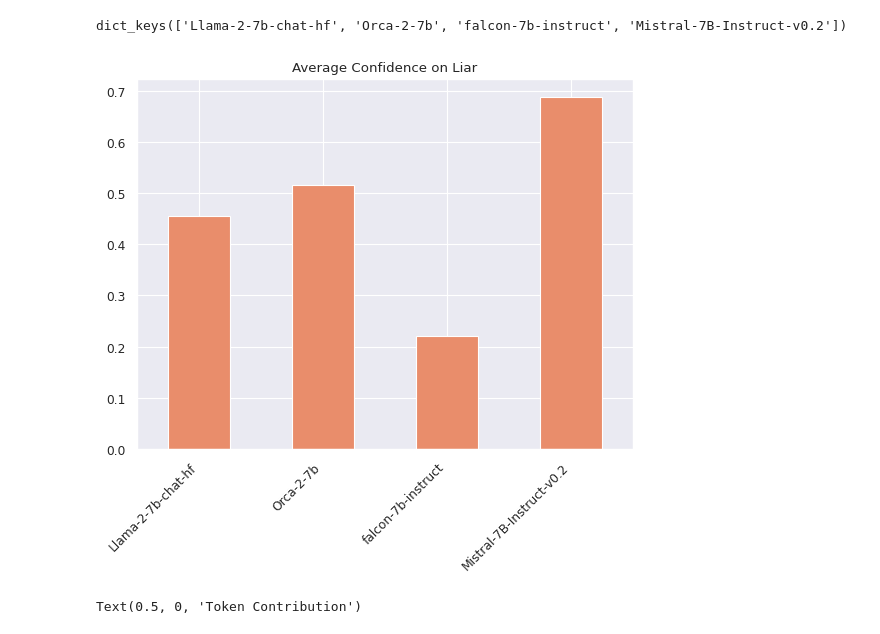
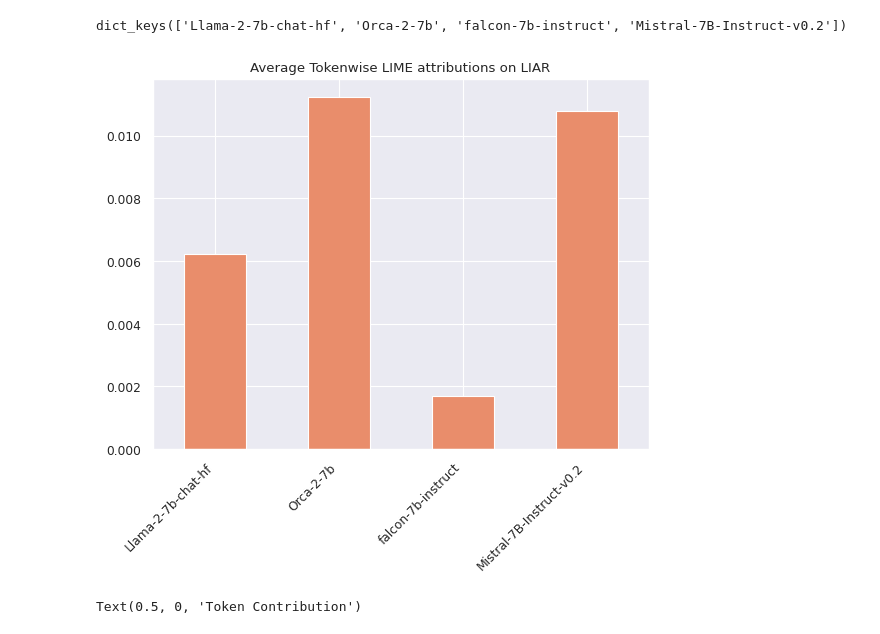
Before and after one commit to chrehall68/mlvis, a Jupyter notebook: numerical_dif.ipynb, the cells around one changed output. Drawn from its saved outputs; the diff is of its cells as text; code cells hidden in the pictures.

```diff
--- a/numerical_dif.ipynb
+++ b/numerical_dif.ipynb
@@ -7,7 +7,7 @@ integrated_gradients = "ig"
 lime = "lime"
 shap = "shap"
 
-load = integrated_gradients
+load = lime
 ds = "liar"
 # %%
 with torch.no_grad():
@@ -26,23 +26,23 @@ dict_keys(['Llama-2-7b-chat-hf', 'Orca-2-7b', 'falcon-7b-instruct', 'Mistral-7B-
 # %%
 import seaborn as sns
 import pandas
 sns.set_theme("paper")
 sns.set_palette(sns.color_palette("flare"))
 
 if load == lime:
     meaned = {name: sum([i.abs().mean() for i in item])/len(item) for name, item in models.items()}
     df = pandas.DataFrame.from_dict({item: [val.item()] for item, val in meaned.items()})
     fig = df.mean().plot(kind="bar")
-    fig.set_title(f"Average Tokenwise LIME attributions on {ds.title()}")
+    fig.set_title(f"Average Tokenwise LIME attributions on {ds.title().upper()}")
     fig.set_xticklabels(df.columns, rotation=45, ha='right')
 elif load == integrated_gradients:
     summed = {name: sum([i.sum() for i in item])/len(item) for name, item in models.items()}
     df = pandas.DataFrame.from_dict({item: [val.item()] for item, val in summed.items()})
     fig = df.mean().plot(kind="bar")
-    fig.set_title(f"Average Confidence on {ds.title()}")
+    fig.set_title(f"Average Confidence on {ds.title().upper()}")
     fig.set_xticklabels(df.columns, rotation=45, ha='right')
 # %% [output]
-[figure, old version]
+[figure, new version]
 # %%
 sns.set_theme(rc={"figure.figsize": (15, 4)})
 # %%
```
Also changed, not shown: 4 other files.
